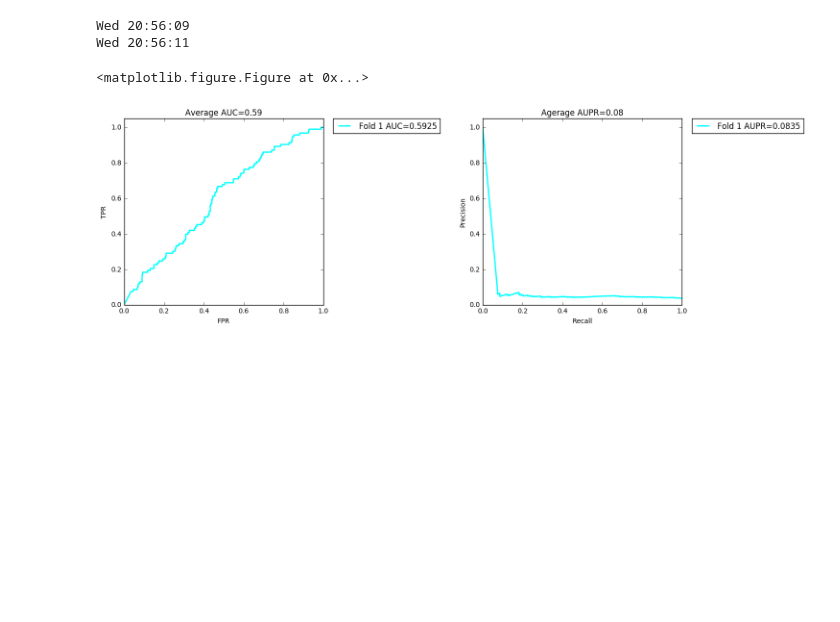
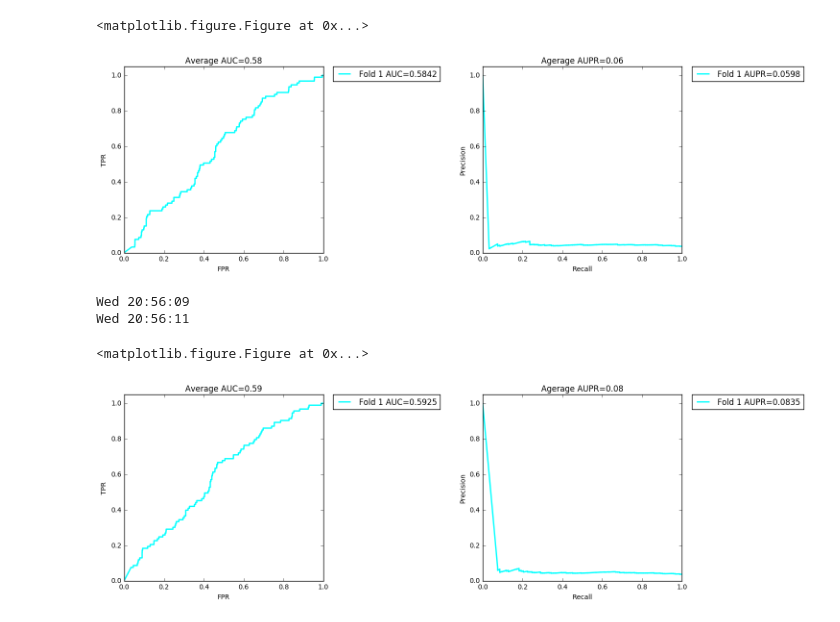
Before and after one commit to cas4070/GIST_project, a Jupyter notebook: Drug_Repositioning/8_new_training/3_1_2_independent_logistic_regression.ipynb, the cells around one changed output. Cells and saved outputs as stored; diff of their text form; code cells hidden in the pictures; blank space fills up the shorter version.

Commit message:
LR, removed bayesain TN whole, 10-fold and indep

```diff
--- a/Drug_Repositioning/8_new_training/3_1_2_independent_logistic_regression.ipynb
+++ b/Drug_Repositioning/8_new_training/3_1_2_independent_logistic_regression.ipynb
@@ -123,3 +128,68 @@ def write_output(filedescritor, results):
 rus = RandomUnderSampler()
 oss = OneSidedSelection()
 nm = NearMiss()
+# %%
+# removed descriptor, TN, bayesian, whole, independent, 2017.3.21. 작성
+print time.strftime('%a %H:%M:%S')
+with open("/home/share/aschoi/nas/users/asolchoi/data/Drug_Repositioning/8_new_training/Performance/1_10_LR_removed_bayesian_TN_whole_indep.txt", 'w') as f :
+    user_c = 100
+    f.write("<independent>\r\n")
+
+    classifier = LogisticRegression(penalty='l1', C=user_c, n_jobs = -1)
+    classifier.fit(x_whole_data, y_whole_data)
+    indep_y_predicted_proba = classifier.predict_proba(indep_x)
+    indep_y_predicted_label = classifier.predict(indep_x)
+
+    indep_accuracy = classifier.score(indep_x, indep_y)
+    indep_fpr, indep_tpr, indep_thresholds = roc_curve(indep_y, indep_y_predicted_proba[:, 1], pos_label = 1)
+    indep_auc = auc(indep_fpr, indep_tpr)
+    indep_sn, indep_sp, _ = sensitivity_specificity_support(indep_y, indep_y_predicted_label)
+    indep_precision, indep_recall, _, _ = precision_recall_fscore_support(indep_y, indep_y_predicted_label, average = 'binary')
+    indep_aupr = average_precision_score(indep_y, indep_y_predicted_proba[:, 1])
+    indep_confusion_matirx = confusion_matrix(indep_y, indep_y_predicted_label)
+    indep_precision_vec, indep_recall_vec, _ = precision_recall_curve(indep_y, indep_y_predicted_proba[:, 1])
+
+    f.write("Accuracy : {}\r\n".format(indep_accuracy))
+    f.write("AUC : {}\r\n".format(indep_auc))
+    f.write("  Sensitivity avg : {}\r\n".format(indep_sn))
+    f.write("  Specificity avg : {}\r\n".format(indep_sp))
+    f.write("AUPR : {}\r\n".format(indep_aupr))
+    f.write("  Precision avg : {}\r\n".format(indep_precision))
+    f.write("  Recall avg : {}\r\n".format(indep_recall))
+    f.write("confusion amtrix : {}\r\n".format(indep_confusion_matirx))
+
+    %matplotlib inline
+    plt.clf()
+    ff, axes = plt.subplots(1, 2, figsize=(15, 5))
+
+    # setup plot details
+    i=0
+    lw = 2
+    colors = cycle(['cyan', 'indigo', 'seagreen', 'yellow', 'blue', 'darkorange', 'red', 'violet', 'fuchsia', 'sienna'])
+
+    # plot AUC
+    lab1 = 'Fold %d AUC=%.4f' % (i+1, indep_auc)
+    axes[0].plot(indep_fpr, indep_tpr, lw=lw, color='cyan', label=lab1)
+
+
+    # plot AUPR
+    lab2 = 'Fold %d AUPR=%.4f' % (i+1, indep_aupr)
+    axes[1].plot(indep_recall_vec, indep_precision_vec, lw=lw, color='cyan', label=lab2)
+
+
+    axes[0].set_xlabel('FPR')
+    axes[0].set_ylabel('TPR')
+    axes[0].set_ylim([0.0, 1.05])
+    axes[0].set_xlim([0.0, 1.0])
+    axes[0].set_title('Average AUC={0:0.2f}'.format(indep_auc))
+    axes[0].legend(bbox_to_anchor=(1.05, 1), loc=2, borderaxespad=0)
+    axes[1].set_xlabel('Recall')
+    axes[1].set_ylabel('Precision')
+    axes[1].set_ylim([0.0, 1.05])
+    axes[1].set_xlim([0.0, 1.0])
+    axes[1].set_title('Agerage AUPR={0:0.2f}'.format(indep_aupr))
+    axes[1].legend(bbox_to_anchor=(1.05, 1), loc=2, borderaxespad=0)
+    ff.subplots_adjust(wspace=0.8)
+
+print time.strftime('%a %H:%M:%S')
+# %% [output]
@@ -126,3 +198,5 @@ nm = NearMiss()
+<matplotlib.figure.Figure at 0x...>
+[figure, added]
 # %%
 # removed descriptor, independent, 2017.3.15. 작성
 print time.strftime('%a %H:%M:%S')
```
Also changed, not shown: parts of 2 cells of this notebook.
